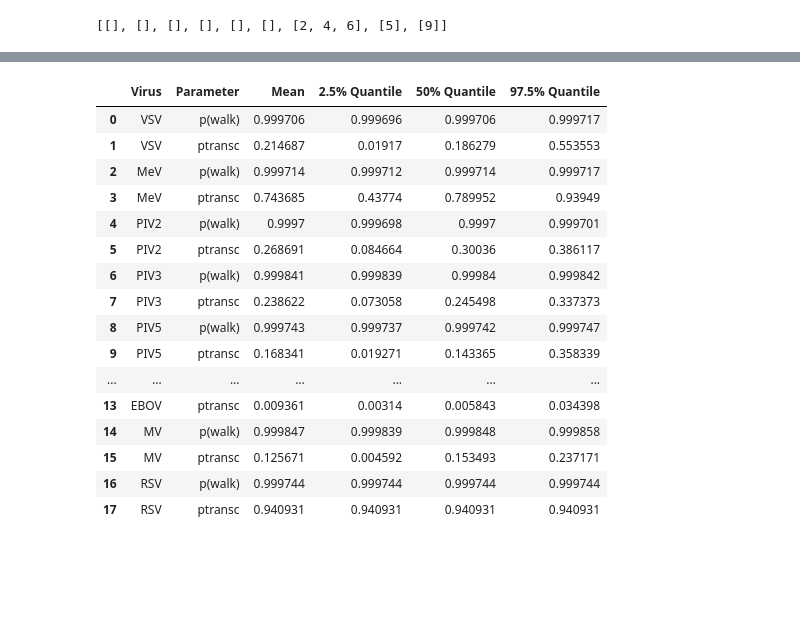
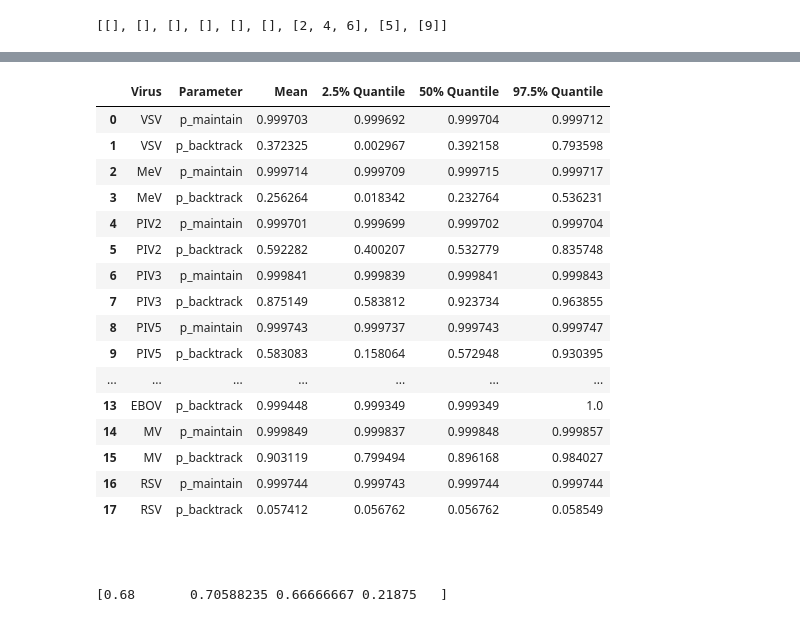
Before and after one commit to Peccoud-Lab/NNSV_Transcription_Model_2024, a Jupyter notebook: Notebook1-NNSV_Transcription_Model.ipynb, the cells around one changed output, grey strips where cells are left out. Drawn from its saved outputs; the diff is of its cells as text; code cells hidden in the pictures; blank space fills up the shorter version.

```diff
--- a/Notebook1-NNSV_Transcription_Model.ipynb
+++ b/Notebook1-NNSV_Transcription_Model.ipynb
@@ -204,10 +237,10 @@ overlaps
 
 def obj_fun(x):
     p = x[0]
-    p_trans = x[1]
-    pred = np.array([p**x * p_trans for x in genome_pos])
+    p_backtrack = x[1]
+    pred = np.array([p**x for x in genome_pos])
     for t in ov:
-        pred[ov] = pred[ov] * (1-p_trans)
+        pred[ov] = pred[ov] * (p_backtrack)
     lambda_pred = pred/np.sum(pred)
     LL = 0
     if len(dv.shape) == 1:
@@ -222,7 +255,7 @@ def obj_fun(x):
             return np.inf
         return LL * -1
 # %%
-# iterate through each virus and fit the model 100,000 times starting at random positions.
+# iterate through each virus and fit the model 10,000 times starting at random positions.
 
 all_fits = []
 all_funcs = []
@@ -232,10 +265,12 @@ for j in range(len(viruses)):
     dv = np.array(virus_data[j])
     ov = overlaps[j]
     genome_pos = virus_genome_pos[j]
-    for i in range(200000):
+    for i in range(10000):
         res = minimize(obj_fun,( np.random.random(2) * np.array([0.5, 1]) ) + np.array([0.5, 0]), bounds = [[0.5, 1], [0, 1]], tol = 1e-20)
         fits.append(res.x)
         funcs.append(res.fun * -1)
+        if i % 10000 == 0:
+            print(i)
     all_fits.append(fits)
     all_funcs.append(funcs)
     print(viruses[j])
@@ -244,7 +298,7 @@ all_fits = np.array(all_fits)
 dfs = []
 for i in range(len(viruses)):
     df = pd.concat( [pd.DataFrame(all_fits[i]) , pd.DataFrame(all_funcs[i])], axis = 1)
-    df.columns = ["p(walk)", "ptransc", "Log Likelihood"]
+    df.columns = ["p_maintain", "p_backtrack", "Log Likelihood"]
     df.to_csv(f"Folder1-Parameter_Fits/{viruses[i]}_fits.csv")
     df = df[df.iloc[:,-1] == np.max(df.iloc[:,-1])].iloc[0]
     dfs.append(df)
@@ -262,10 +316,10 @@ for i in range(len(viruses)):
     pars = list(dfs.iloc[i][0:2])
     ov = overlaps[i]
     p = pars[0]
-    p_trans = pars[1]
-    pred = np.array([p**x * p_trans for x in genome_pos])
+    p_backtrack = pars[1]
+    pred = np.array([p**x for x in genome_pos])
     for t in ov:
-        pred[ov] = pred[ov] * (1-p_trans)
+        pred[ov] = pred[ov] * (p_backtrack)
     pred_norm = pred/np.sum(pred)
     categories = virus_gene_names[i]
     indices = np.arange(len(categories))
@@ -298,6 +352,6 @@ for i in range(len(viruses)):
     ax.text(.975, 0.725, 'Log Likelihood: {:.3E}'.format(mse) , transform=ax.transAxes, fontsize=30,
             verticalalignment='top', horizontalalignment='right', bbox=dict(facecolor='white', alpha=0.8))
     plt.tight_layout()
-    plt.savefig(f"Figures/Fig2/{viruses[i]}_Gradients.svg")
+    plt.savefig(f"Figures/Fig4/{viruses[i]}_Gradients.svg")
     plt.show()
 # %% [output]
@@ -422,28 +476,28 @@ for i in range(9):
 # %%
 
 
 
 
-df = pd.DataFrame([np.array([list(x) for x in list(zip(viruses,viruses))]).flatten(), ["p(walk)", "ptransc"] * len(viruses), np.mean(MCMC_outs, axis = 1).flatten(), np.quantile(MCMC_outs, .025, axis = 1).flatten(), np.quantile(MCMC_outs, .5, axis = 1).flatten(), np.quantile(MCMC_outs, .975, axis = 1).flatten()])
+df = pd.DataFrame([np.array([list(x) for x in list(zip(viruses,viruses))]).flatten(), ["p_maintain", "p_backtrack"] * len(viruses), np.mean(MCMC_outs, axis = 1).flatten(), np.quantile(MCMC_outs, .025, axis = 1).flatten(), np.quantile(MCMC_outs, .5, axis = 1).flatten(), np.quantile(MCMC_outs, .975, axis = 1).flatten()])
 df = df.T
 df.columns =  ["Virus","Parameter", "Mean", "2.5% Quantile", "50% Quantile","97.5% Quantile" ]
 df.to_csv("Folder2-MCMC_Outputs/model_MCMC_statistics.csv")
 df
 # %% [output]
 |  | Virus | Parameter | Mean | 2.5% Quantile | 50% Quantile | 97.5% Quantile |
-| 0 | VSV | p(walk) | 0.999706 | 0.999696 | 0.999706 | 0.999717 |
-| 1 | VSV | ptransc | 0.214687 | 0.01917 | 0.186279 | 0.553553 |
-| 2 | MeV | p(walk) | 0.999714 | 0.999712 | 0.999714 | 0.999717 |
-| 3 | MeV | ptransc | 0.743685 | 0.43774 | 0.789952 | 0.93949 |
-| 4 | PIV2 | p(walk) | 0.9997 | 0.999698 | 0.9997 | 0.999701 |
-| 5 | PIV2 | ptransc | 0.268691 | 0.084664 | 0.30036 | 0.386117 |
-| 6 | PIV3 | p(walk) | 0.999841 | 0.999839 | 0.99984 | 0.999842 |
-| 7 | PIV3 | ptransc | 0.238622 | 0.073058 | 0.245498 | 0.337373 |
-| 8 | PIV5 | p(walk) | 0.999743 | 0.999737 | 0.999742 | 0.999747 |
-| 9 | PIV5 | ptransc | 0.168341 | 0.019271 | 0.143365 | 0.358339 |
+| 0 | VSV | p_maintain | 0.999703 | 0.999692 | 0.999704 | 0.999712 |
+| 1 | VSV | p_backtrack | 0.372325 | 0.002967 | 0.392158 | 0.793598 |
+| 2 | MeV | p_maintain | 0.999714 | 0.999709 | 0.999715 | 0.999717 |
+| 3 | MeV | p_backtrack | 0.256264 | 0.018342 | 0.232764 | 0.536231 |
+| 4 | PIV2 | p_maintain | 0.999701 | 0.999699 | 0.999702 | 0.999704 |
+| 5 | PIV2 | p_backtrack | 0.592282 | 0.400207 | 0.532779 | 0.835748 |
+| 6 | PIV3 | p_maintain | 0.999841 | 0.999839 | 0.999841 | 0.999843 |
+| 7 | PIV3 | p_backtrack | 0.875149 | 0.583812 | 0.923734 | 0.963855 |
+| 8 | PIV5 | p_maintain | 0.999743 | 0.999737 | 0.999743 | 0.999747 |
+| 9 | PIV5 | p_backtrack | 0.583083 | 0.158064 | 0.572948 | 0.930395 |
 | ... | ... | ... | ... | ... | ... | ... |
-| 13 | EBOV | ptransc | 0.009361 | 0.00314 | 0.005843 | 0.034398 |
-| 14 | MV | p(walk) | 0.999847 | 0.999839 | 0.999848 | 0.999858 |
-| 15 | MV | ptransc | 0.125671 | 0.004592 | 0.153493 | 0.237171 |
-| 16 | RSV | p(walk) | 0.999744 | 0.999744 | 0.999744 | 0.999744 |
-| 17 | RSV | ptransc | 0.940931 | 0.940931 | 0.940931 | 0.940931 |
+| 13 | EBOV | p_backtrack | 0.999448 | 0.999349 | 0.999349 | 1.0 |
+| 14 | MV | p_maintain | 0.999849 | 0.999837 | 0.999848 | 0.999857 |
+| 15 | MV | p_backtrack | 0.903119 | 0.799494 | 0.896168 | 0.984027 |
+| 16 | RSV | p_maintain | 0.999744 | 0.999743 | 0.999744 | 0.999744 |
+| 17 | RSV | p_backtrack | 0.057412 | 0.056762 | 0.056762 | 0.058549 |
@@ -449,0 +565,19 @@ df
+# %% [markdown]
+#
+# %%
+fit_parameters = np.array([.68,.48/.68,.32/.48,.07/.32])
+#fit_parameters = fit_parameters/np.sum(fit_parameters)
+print(fit_parameters)
+dv = np.array(virus_data[0])
+pars = fit_parameters
+
+nsamples = 1050000
+burnin = 50000
+post_ge_mcmc = metropolis_hastings(logposterior_unnormalised_ge, .1, nsamples, np.array(pars))
+post_ge_mcmc = post_ge_mcmc[burnin:]
+dx = post_ge_mcmc.T
+dx.T
+
+np.save("Folder2-MCMC_Outputs/ss_model_MCMC_Raw.npy", dx)
+# %% [output]
+[0.68       0.70588235 0.66666667 0.21875   ]
```
Also changed, not shown: parts of 15 cells of this notebook, 12 other files.
